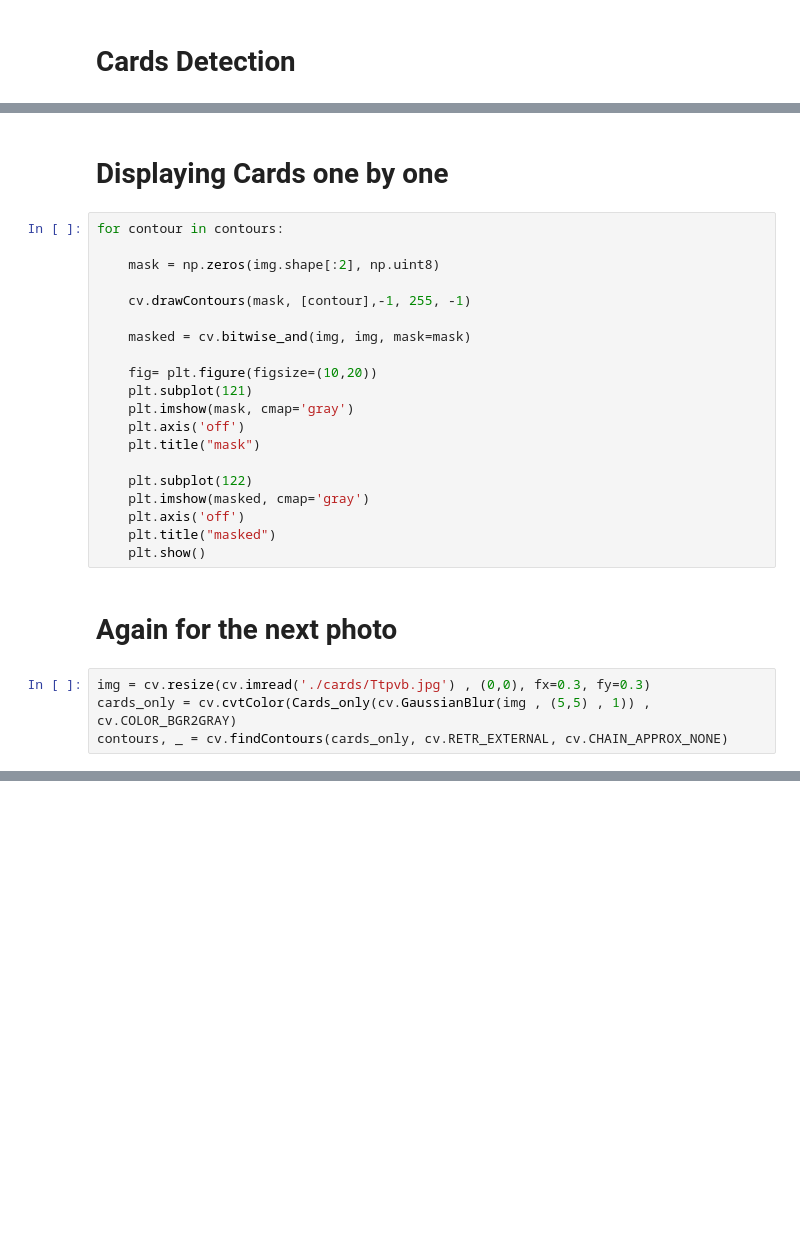
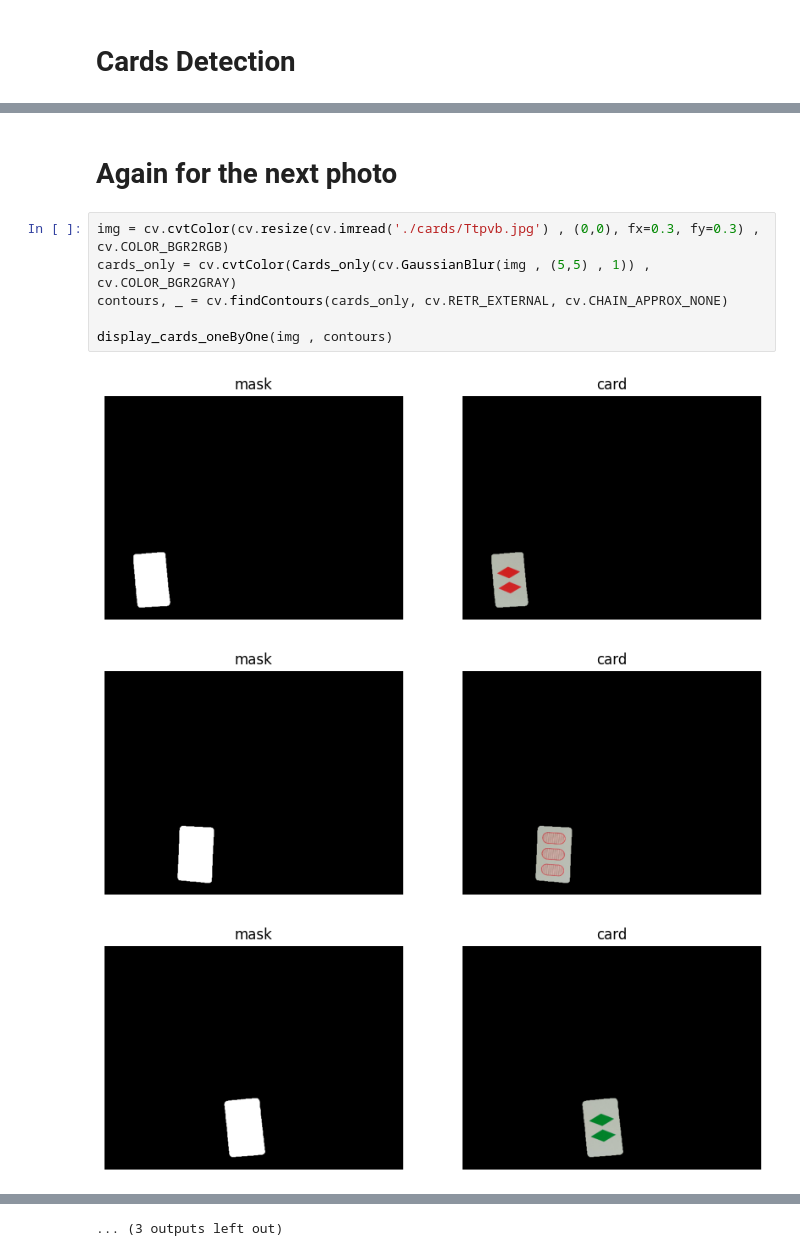
Before and after one commit to eng-abdelrahman-sharaf/Torpedo, a Jupyter notebook: Computer-vision/shape-detection/contour-detection/main.ipynb, the cells around one changed output, grey strips where cells are left out. Cells and saved outputs as stored; diff of their text form; blank space fills up the shorter version.

```diff
--- a/Computer-vision/shape-detection/contour-detection/main.ipynb
+++ b/Computer-vision/shape-detection/contour-detection/main.ipynb
@@ -71,28 +94,12 @@ Number of contours 10
-# %% [markdown]
-# Displaying Cards one by one
-# %%
-for contour in contours:
-
-    mask = np.zeros(img.shape[:2], np.uint8)
-
-    cv.drawContours(mask, [contour],-1, 255, -1)
-
-    masked = cv.bitwise_and(img, img, mask=mask)
-
-    fig= plt.figure(figsize=(10,20))
-    plt.subplot(121)
-    plt.imshow(mask, cmap='gray')
-    plt.axis('off')
-    plt.title("mask")
-
-    plt.subplot(122)
-    plt.imshow(masked, cmap='gray')
-    plt.axis('off')
-    plt.title("masked")
-    plt.show()
 # %% [markdown]
 # Again for the next photo
 # %%
-img = cv.resize(cv.imread('./cards/Ttpvb.jpg') , (0,0), fx=0.3, fy=0.3)
+img = cv.cvtColor(cv.resize(cv.imread('./cards/Ttpvb.jpg') , (0,0), fx=0.3, fy=0.3) , cv.COLOR_BGR2RGB)
 cards_only = cv.cvtColor(Cards_only(cv.GaussianBlur(img , (5,5) , 1)) , cv.COLOR_BGR2GRAY)
 contours, _ = cv.findContours(cards_only, cv.RETR_EXTERNAL, cv.CHAIN_APPROX_NONE)
+
+display_cards_oneByOne(img , contours)
+# %% [output]
+[figure, added]
+[figure, added]
+[figure, added]
@@ -98,0 +115 @@ contours, _ = cv.findContours(cards_only, cv.RETR_EXTERNAL, cv.CHAIN_APPROX_NONE
+... (3 outputs left out)
```
Also changed, not shown: parts of 5 cells of this notebook.
